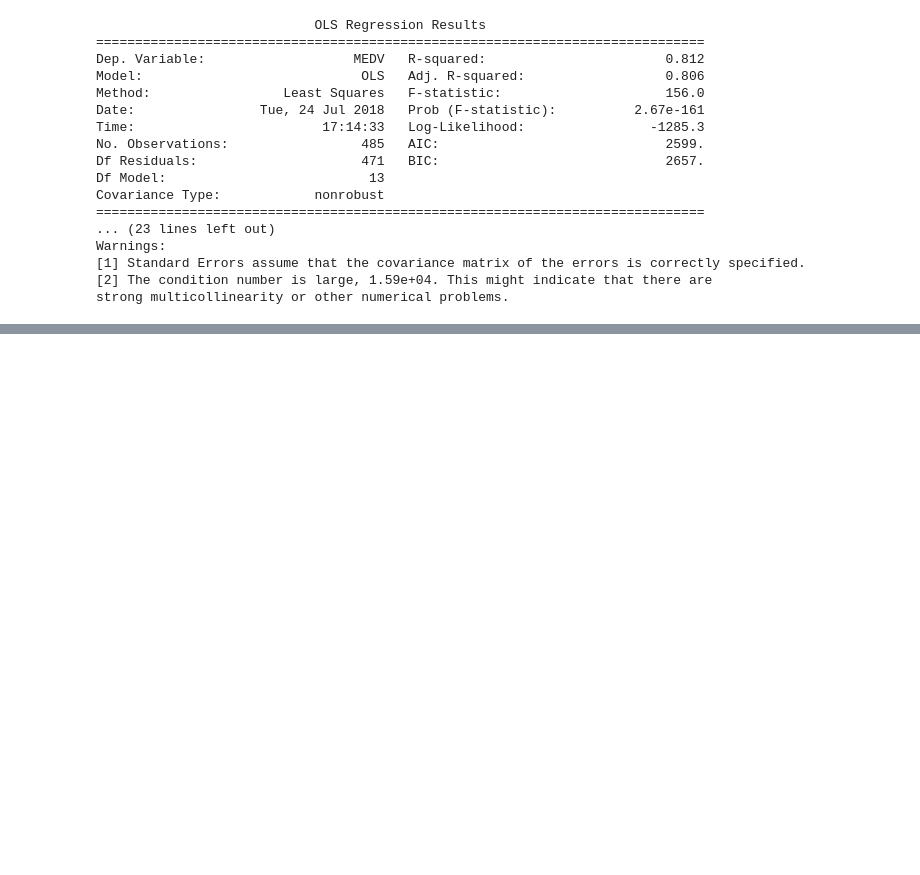
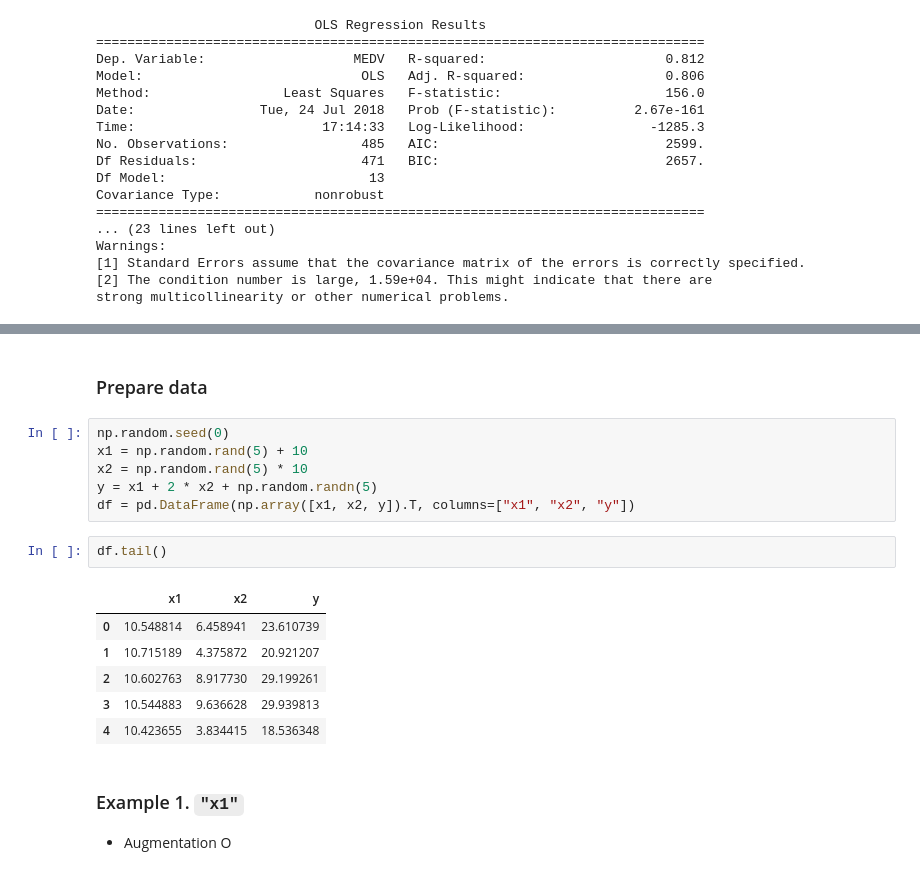
Before and after one commit to baegwangbin/TIL, a Jupyter notebook: Regression/01_Introduction.ipynb, the cells around one changed output, grey strips where cells are left out. Drawn from its saved outputs; the diff is of its cells as text; blank space fills up the shorter version.

```diff
--- a/Regression/01_Introduction.ipynb
+++ b/Regression/01_Introduction.ipynb
@@ -1604,0 +1660,20 @@ strong multicollinearity or other numerical problems.
+# %% [markdown]
+### Prepare data
+# %%
+np.random.seed(0)
+x1 = np.random.rand(5) + 10
+x2 = np.random.rand(5) * 10
+y = x1 + 2 * x2 + np.random.randn(5)
+df = pd.DataFrame(np.array([x1, x2, y]).T, columns=["x1", "x2", "y"])
+# %%
+df.tail()
+# %% [output]
+|  | x1 | x2 | y |
+| 0 | 10.548814 | 6.458941 | 23.610739 |
+| 1 | 10.715189 | 4.375872 | 20.921207 |
+| 2 | 10.602763 | 8.917730 | 29.199261 |
+| 3 | 10.544883 | 9.636628 | 29.939813 |
+| 4 | 10.423655 | 3.834415 | 18.536348 |
+# %% [markdown]
+### Example 1. `"x1"`
+* Augmentation O
```
Also changed, not shown: parts of 59 cells of this notebook.
